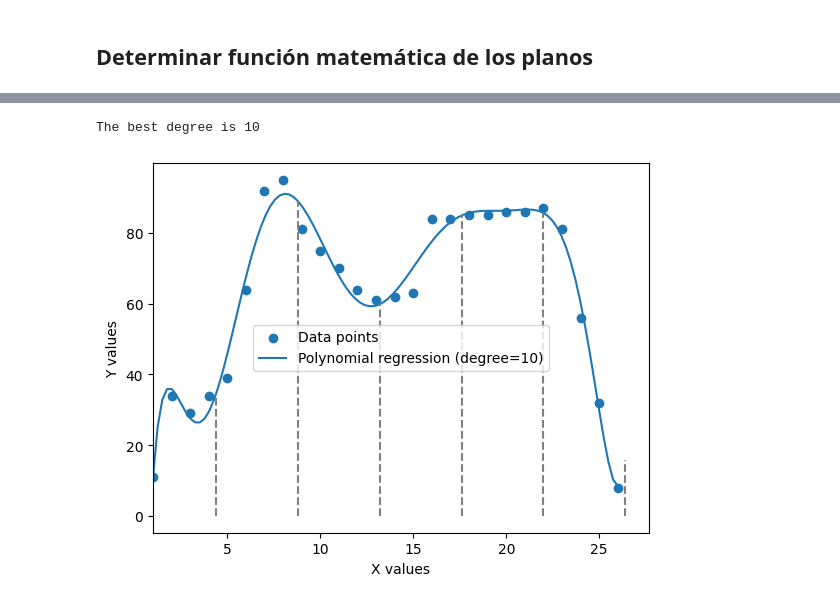
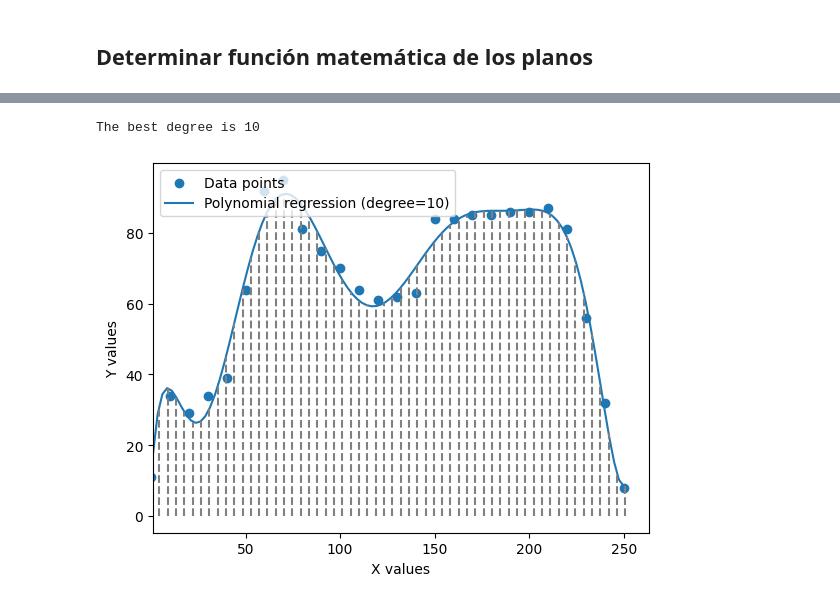
Before and after one commit to erjuran/efficient-warehouse, a Jupyter notebook: data_analysis/planeFunctions.ipynb, the cells around one changed output, grey strips where cells are left out. Drawn from its saved outputs; the diff is of its cells as text; code cells hidden in the pictures.

Commit message:
Added graphs with slots

```diff
--- a/data_analysis/planeFunctions.ipynb
+++ b/data_analysis/planeFunctions.ipynb
@@ -97,3 +153,23 @@ def split_inventory(original_inv, column_name):
         invs[name] = group
 
     return invs
+
+# Split the datasets by place
+ws_by_plane = split_inventory(warehouses,'PLANO')
+ws = {}
+
+for w in ws_by_plane:
+    ws_divs = split_inventory(ws_by_plane[w],'DIVISION')
+    for key in ws_divs:
+        ws[w + key] = ws_divs[key]
+
+# Get the models for every place
+models = {}
+for place in ws:
+    y = ws[place]['LONGITUD']
+    models[place] = BestFunc(y=y,dx=10,title=place)
+
+
+# Generate graphs
+for place in models:
+    models[place].generate_plot_with_slots(4.4,60)
@@ -109,6 +182,0 @@ for w in ws_by_plane:
-# %%
-# Get the models for every place
-models = {}
-for place in ws:
-    y = ws[place]['LONGITUD']
-    models[place] = BestFunc(y=y,title=place)
@@ -148,7 +205,7 @@ class PolyRegressor(BaseEstimator, RegressorMixin):
 y = np.array([11, 34, 29, 34, 39, 64, 92, 95, 81, 75, 70, 64, 61, 62, 63, 84, 84, 85, 85, 86, 86, 87, 81, 56, 32, 8])
 
 # Create x as a range of integers from 1 to 26
-x = np.arange(1, 27)
+x = np.arange(len(y))*10
 
 # Set the maximum degree of the polynomial
 max_degree = 10
@@ -187,34 +244,34 @@ plt.scatter(x, y, label='Data points')
 plt.plot(x_values, y_values, label=f"Polynomial regression (degree={best_degree})")
 
 # Add a legend and axis labels
 plt.legend()
 plt.xlabel('X values')
 plt.ylabel('Y values')
 
 # Generate x-values to plot the vertical lines
 x_vertical = np.arange(0, x[-1]+4.4, 4.4)
 
 # Find the intersection points between the vertical lines and the polynomial regression line
 intersection_points = []
 for i in range(len(x_vertical)):
     x_i = x_vertical[i]
     y_i = 0
     y_poly = model.predict(np.array([[x_i]])).item()
     if y_i <= y_poly:
         intersection_points.append((x_i, y_poly))
 
 # Plot the vertical lines and intersection points
 for point in intersection_points:
     plt.plot([point[0], point[0]], [0, point[1]], linestyle='--', color='grey')
 
 # Set the x-axis limits to start from the minimum x-value of the polynomial regression line
 plt.xlim(left=min(x_values))
 
 # Show the plot
 plt.show()
 # %% [output]
 The best degree is 10
-[figure, old version]
+[figure, new version]
 # %%
 import math
 import numpy as np
```
Also changed, not shown: parts of 7 cells of this notebook, 20 other files.
